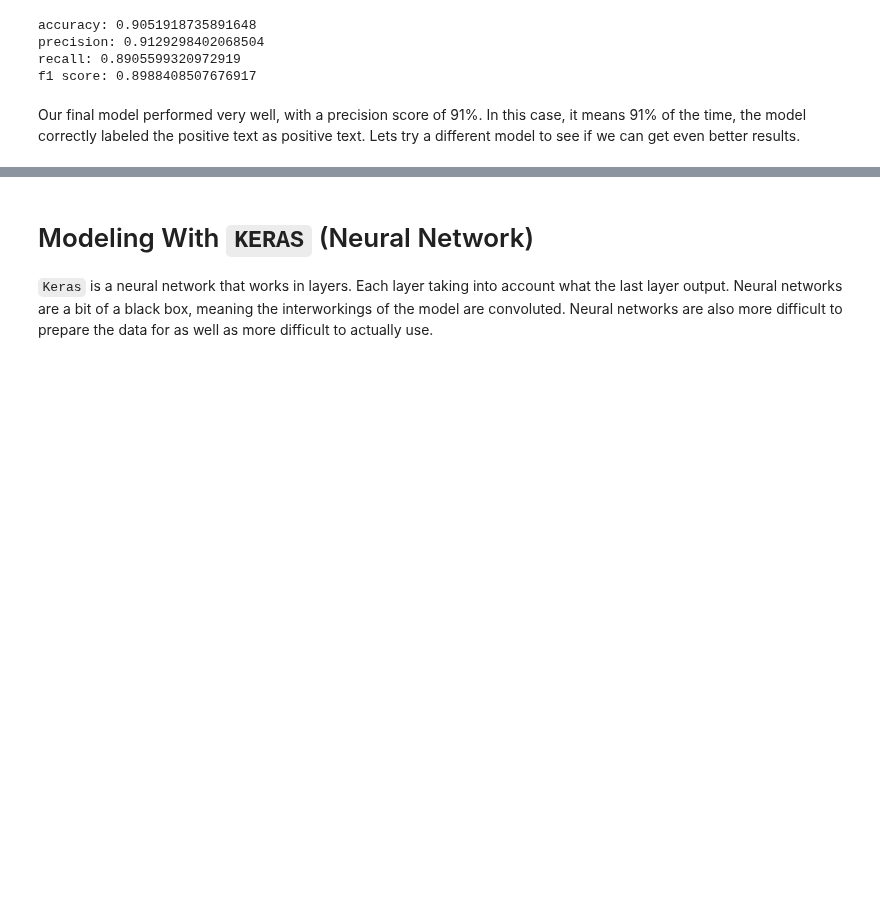
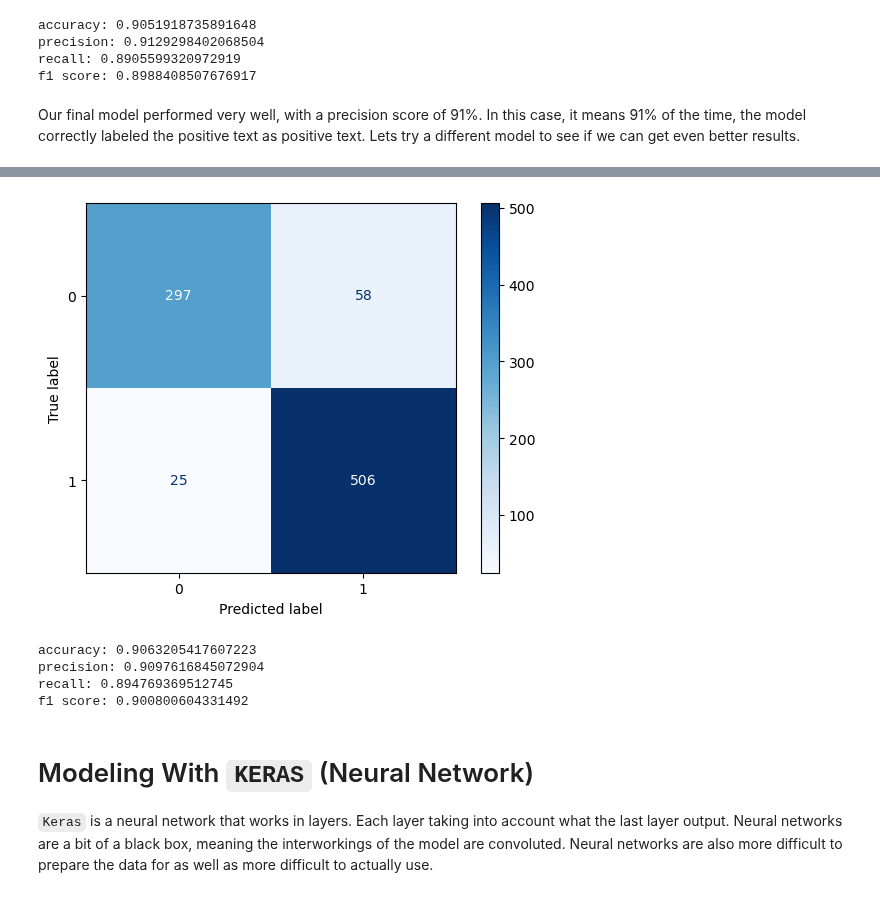
Before and after one commit to Djohnson1313/predicting_student_success, a Jupyter notebook: predicting_student_success_notebook.ipynb, the cells around one changed output, grey strips where cells are left out. Saved outputs shown, nothing was run; the diff lists cells and outputs as text; code cells hidden in the pictures; blank space fills up the shorter version.

```diff
--- a/predicting_student_success_notebook.ipynb
+++ b/predicting_student_success_notebook.ipynb
@@ -494,0 +557,2 @@ Our final model performed very well, with a precision score of 91%. In this case
+# %%
+x_sm, y_sm = sm.fit_resample(x_train, y_train)
@@ -494,0 +566,2 @@ Our final model performed very well, with a precision score of 91%. In this case
+# %%
+rf_sm = RandomForestClassifier(random_state = seed)
@@ -495,3 +572,18 @@ Our final model performed very well, with a precision score of 91%. In this case
+# %%
+pred_sm = rf_sm.predict(x_test)
+# %%
+cnf_matrix = confusion_matrix(y_test, pred_sm) # assign what to use in plot
+disp = ConfusionMatrixDisplay(confusion_matrix=cnf_matrix, display_labels=rf_sm.classes_) # create plot
+disp.plot(cmap=plt.cm.Blues); # output
+# %% [output]
+[figure, added]
+# %%
+get_metrics(y_test, pred_sm)
+# %% [output]
+accuracy: 0.9063205417607223
+precision: 0.9097616845072904
+recall: 0.894769369512745
+f1 score: 0.900800604331492
 # %% [markdown]
 # Modeling With `KERAS` (Neural Network)
 `Keras` is a neural network that works in layers. Each layer taking into account what the last layer output. Neural networks are a bit of a black box, meaning the interworkings of the model are convoluted. Neural networks are also more difficult to prepare the data for as well as more difficult to actually use.
```
Also changed, not shown: parts of 26 cells of this notebook.
